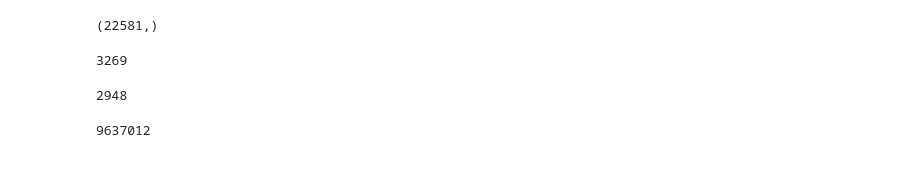
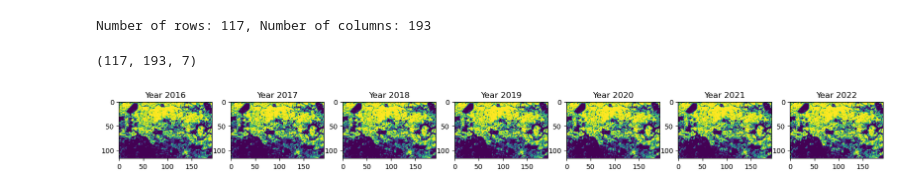
Before and after one commit to victor-radermecker/AdvancedLandCoverAnalytics-Pipeline, a Jupyter notebook: Notebooks/ConvLSTM.ipynb, the cells around one changed output. Cells and saved outputs as stored; diff of their text form; code cells hidden in the pictures.

```diff
--- a/Notebooks/ConvLSTM.ipynb
+++ b/Notebooks/ConvLSTM.ipynb
@@ -78,4 +47,0 @@ Name: tile_id, Length: 135486, dtype: int64
-# %%
-data2016 = data[data["year"]== '2016']
-# %% [output]
-(22581,)
@@ -84,12 +48,30 @@ data2016["urbanization"].to_numpy().shape
-# %%
-fc.fishnet_cols
-# %% [output]
-3269
-# %%
-fc.fishnet_rows
-# %% [output]
-2948
-# %%
-2948*3269
-# %% [output]
-9637012
+# %%
+#compute rows and cols in Fishnet
+dc = fc.filtered_fishnet.copy()
+L = dc["geometry"].bounds["maxx"].max() - dc["geometry"].bounds["minx"].min()
+H = dc["geometry"].bounds["maxy"].max() - dc["geometry"].bounds["miny"].min()
+
+rows = int(H / fc.tile_height_degrees)
+cols = int(L / fc.tile_width_degrees)
+print(f"Number of rows: {rows}, Number of columns: {cols}")
+# %% [output]
+Number of rows: 117, Number of columns: 193
+# %%
+# Generate tensor
+years = ["2016", "2017", "2018", "2019", "2020", "2021", "2022"]
+tensor = np.zeros((rows, cols, len(years)))
+
+for yr in tqdm(years):
+    tensor[:, :, years.index(yr)] = data[data["year"]== yr]["urbanization"].to_numpy().reshape(rows, cols)
+# %%
+tensor.shape
+# %% [output]
+(117, 193, 7)
+# %%
+# plot consecutively to see the change
+fig, ax = plt.subplots(1, 7, figsize=(20, 5))
+for i in range(7):
+    ax[i].imshow(tensor[:, :, i])
+    ax[i].set_title(f"Year {years[i]}")
+# %% [output]
+[figure, added]
```
Also changed, not shown: parts of 8 cells of this notebook, 6 other files.
